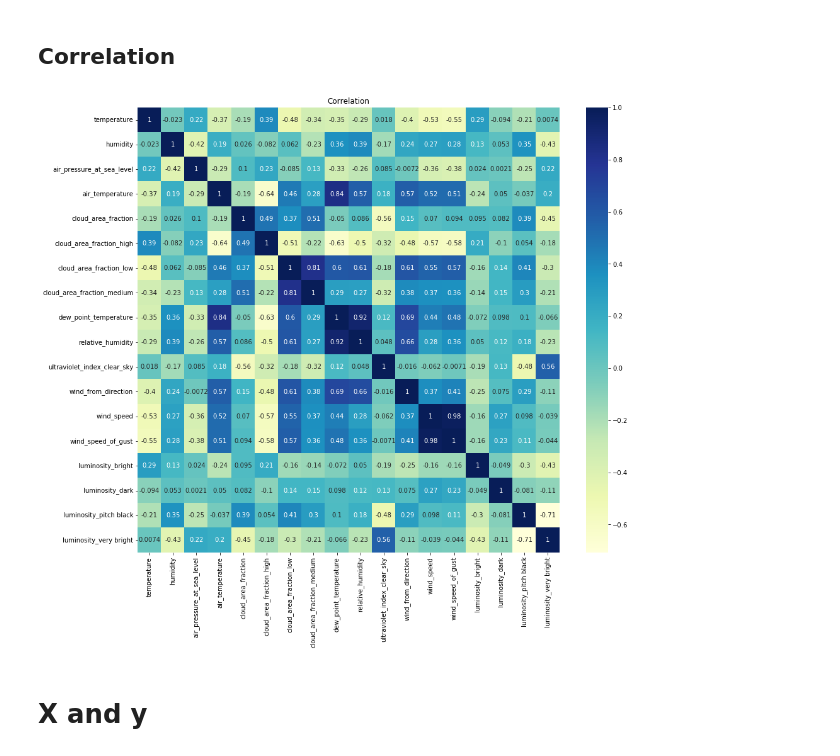
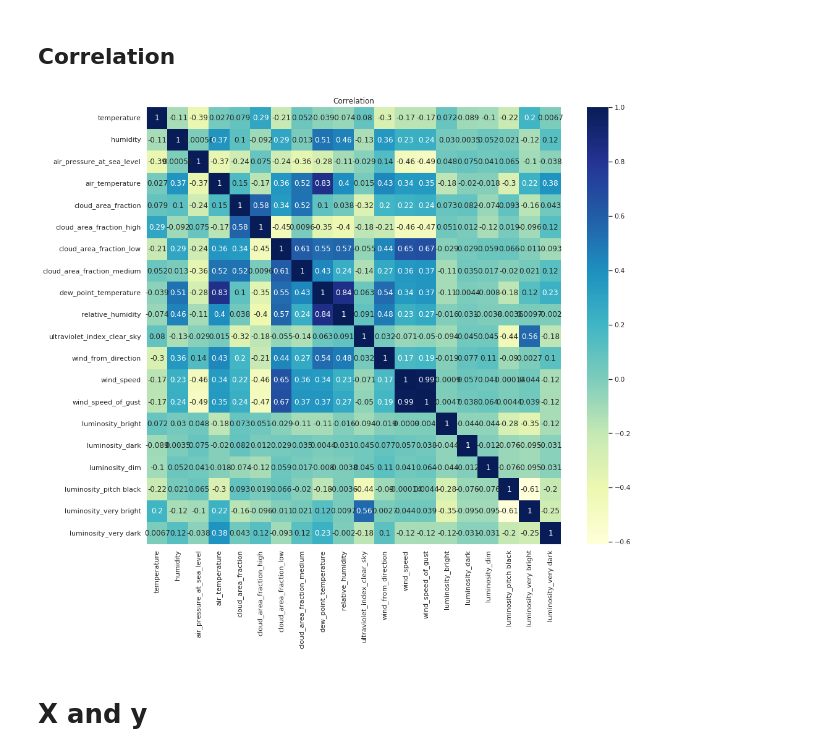
Before and after one commit to asc3ndr/ibe405-project, a Jupyter notebook: DataAnalytics/weather_arduino_analysis.ipynb, the cells around one changed output. Saved outputs shown, nothing was run; the diff lists cells and outputs as text; code cells hidden in the pictures.

```diff
--- a/DataAnalytics/weather_arduino_analysis.ipynb
+++ b/DataAnalytics/weather_arduino_analysis.ipynb
@@ -10,3 +10,3 @@ import matplotlib.pyplot as plt
 # %%
-df = pd.read_csv('/home/rovik/Dropbox/Studie/IBE405 Cyber-physical Systems and Smart Cities/ibe405-project/rawData.csv')
-df2 = pd.read_json('/home/rovik/Dropbox/Studie/IBE405 Cyber-physical Systems and Smart Cities/ibe405-project/weatherdata_11.11.21.json')
+df = pd.read_csv('/home/rovik/Dropbox/Studie/IBE405 Cyber-physical Systems and Smart Cities/ibe405-project/data/rawData2.csv')
+df2 = pd.read_json('/home/rovik/Dropbox/Studie/IBE405 Cyber-physical Systems and Smart Cities/ibe405-project/data/weatherdata_17.11.21.json')
@@ -17,4 +19,5 @@ df2 = pd.read_json('/home/rovik/Dropbox/Studie/IBE405 Cyber-physical Systems and
 # %%
+df.columns = map(str.lower, df.columns)
 df["date"] = pd.to_datetime(df["date"])
 df.head()
 # %% [output]
@@ -121,0 +155,3 @@ merged_df
+# %%
+sns.set(rc={'figure.figsize':(16,10)})
+sns.scatterplot(data=merged_df, x='temperature', y="air_temperature")
@@ -208,14 +247,14 @@ norm_df
 # %% [markdown]
 ## Correlation
 # %%
-norm_df.drop(["air_temperature_percentile_10", "air_temperature_percentile_90", "wind_speed_percentile_10", "wind_speed_percentile_90"], axis=1, inplace=True)
+df.drop(["air_temperature_percentile_10", "air_temperature_percentile_90", "wind_speed_percentile_10", "wind_speed_percentile_90"], axis=1, inplace=True)
 # %%
 plt.figure(figsize=(15,13))
 plt.title('Correlation')
-ax = sns.heatmap(norm_df.corr(), vmax=1.0, annot=True, cmap="YlGnBu")
+ax = sns.heatmap(df.corr(), vmax=1.0, annot=True, cmap="YlGnBu")
 plt.show()
 # %% [output]
-[figure, old version]
+[figure, new version]
 # %% [markdown]
 # X and y
 # %%
```
Also changed, not shown: parts of 31 cells of this notebook.
